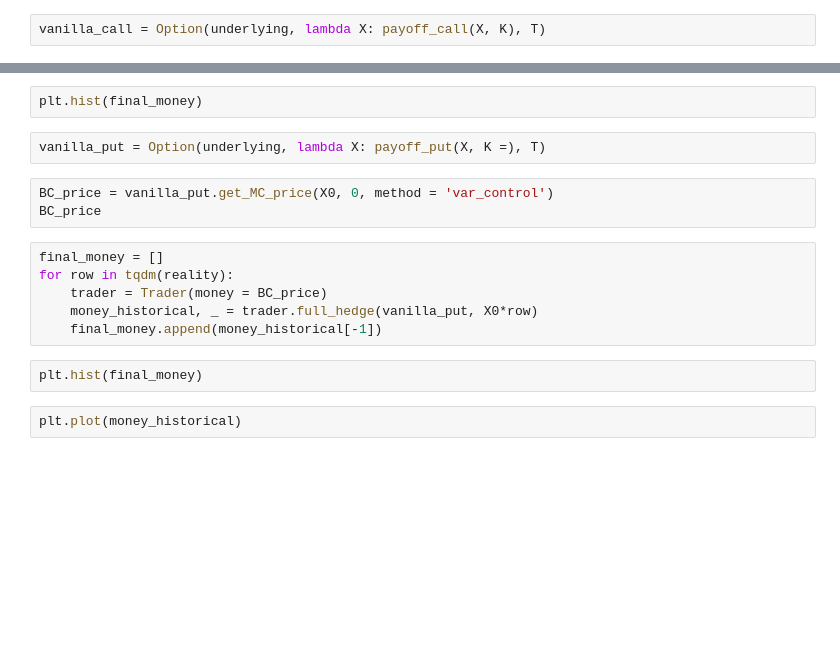
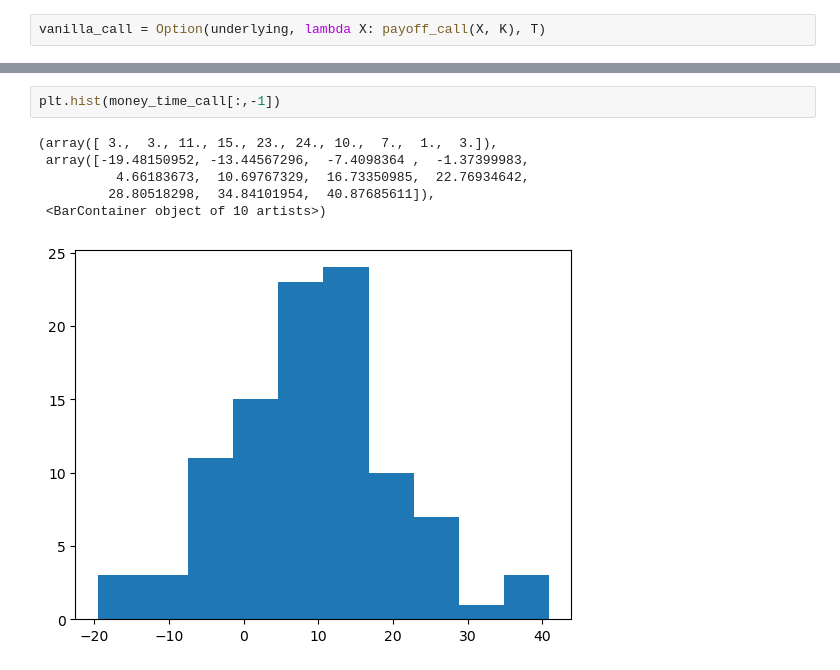
Before and after one commit to michalsn13/Quantile-Hedging, a Jupyter notebook: quantile_hedging.ipynb, the cells around one changed output, grey strips where cells are left out. Saved outputs shown, nothing was run; the diff lists cells and outputs as text; blank space fills up the shorter version.

```diff
--- a/quantile_hedging.ipynb
+++ b/quantile_hedging.ipynb
@@ -41,17 +109,9 @@ for row in tqdm(reality):
 # %%
-plt.hist(final_money)
+plt.hist(money_time_call[:,-1])
+# %% [output]
+(array([ 3.,  3., 11., 15., 23., 24., 10.,  7.,  1.,  3.]),
+ array([-19.48150952, -13.44567296,  -7.4098364 ,  -1.37399983,
+          4.66183673,  10.69767329,  16.73350985,  22.76934642,
+         28.80518298,  34.84101954,  40.87685611]),
+ <BarContainer object of 10 artists>)
+[figure, added]
-# %%
-vanilla_put = Option(underlying, lambda X: payoff_put(X, K =), T)
-# %%
-BC_price = vanilla_put.get_MC_price(X0, 0, method = 'var_control')
-BC_price
-# %%
-final_money = []
-for row in tqdm(reality):
-    trader = Trader(money = BC_price)
-    money_historical, _ = trader.full_hedge(vanilla_put, X0*row)
-    final_money.append(money_historical[-1])
-# %%
-plt.hist(final_money)
-# %%
-plt.plot(money_historical)
```
Also changed, not shown: parts of 11 cells of this notebook, 3 other files.
